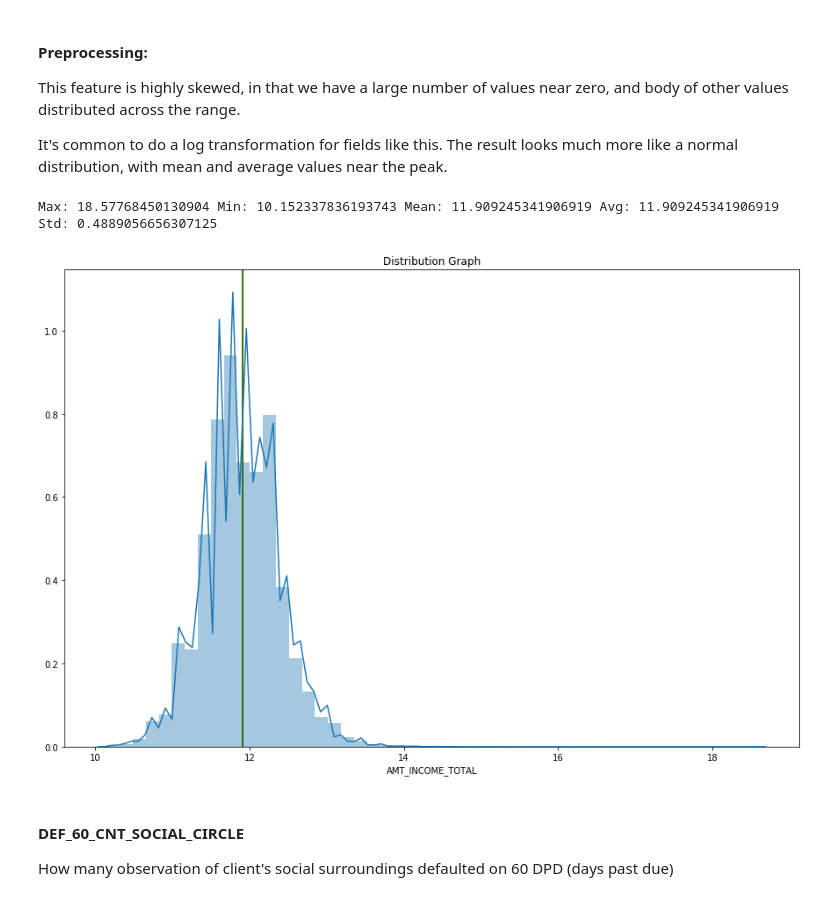
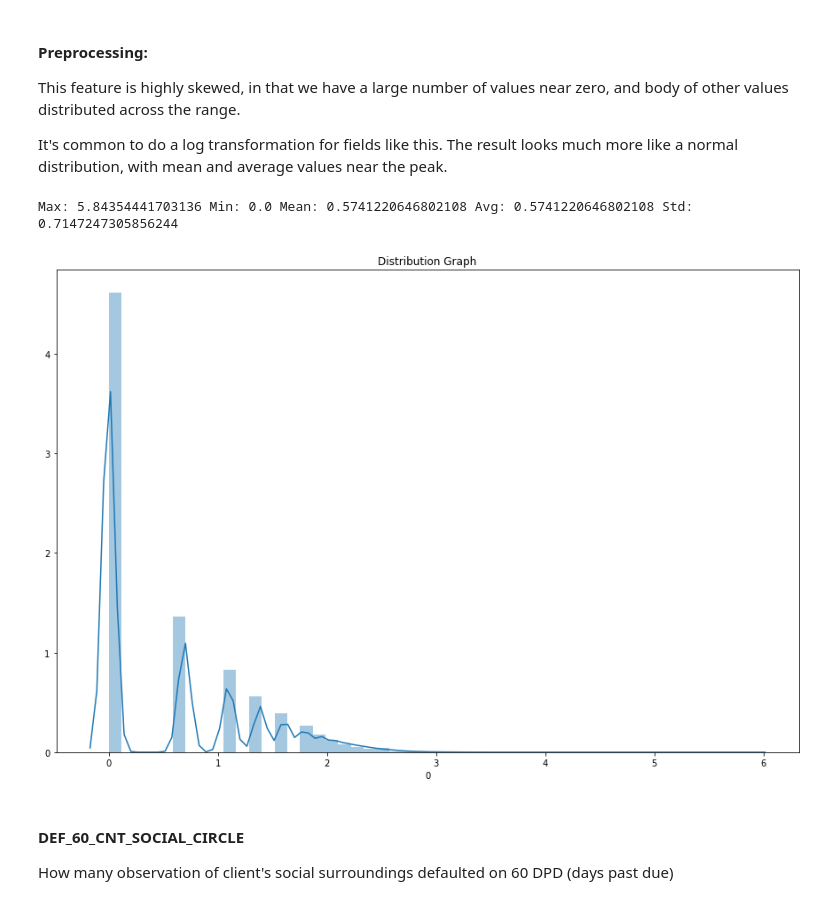
Before and after one commit to clarkje/machine-learning, a Jupyter notebook: projects/capstone/Data Exploration - Application Data.ipynb, the cells around one changed output. Cells and saved outputs as stored; diff of their text form; code cells hidden in the pictures.

```diff
--- a/projects/capstone/Data Exploration - Application Data.ipynb
+++ b/projects/capstone/Data Exploration - Application Data.ipynb
@@ -71,7 +71,7 @@ def explore_non_numeric(field, showDetails=True):
 # %%
 # Visualize the contents of a numeric column
 
-def explore_numeric(field, showUnique=False, graphType="dist", bins=20):
+def explore_numeric(field, showUnique=False, graphType="dist", bins=20, showMeanLines=True):
     mean = np.mean(field)
     avg = np.average(field)
 
@@ -100,8 +100,9 @@ def explore_numeric(field, showUnique=False, graphType="dist", bins=20):
     # Examine distribution
     plt.figure(figsize=(15,10))
     plt.title("Distribution Graph")
-    plt.axvline(avg, color="red")    # Plot the average
-    plt.axvline(mean, color="green") # Plot the mean
+    if (showMeanLines):
+        plt.axvline(avg, color="red")    # Plot the average
+        plt.axvline(mean, color="green") # Plot the mean
 
     if (graphType == "hist"):
         sns.distplot(field,bins=bins)
@@ -510,9 +511,9 @@ numeric_features.append(['DAYS_ID_PUBLISH'])
 Age of client's car
 # %%
 own_car_age = application_train['OWN_CAR_AGE']
-own_car_age_numeric = np.nan_to_num(application_train['OWN_CAR_AGE'])
+own_car_age_numere6ric = np.nan_to_num(application_train['OWN_CAR_AGE'])
 own_car_age_numeric = pd.DataFrame(data=own_car_age_numeric)
-explore_numeric(own_car_age_numeric)
+explore_numeric(own_car_age_numeric, showMeanLines=False)
 # %% [output]
 Max: 0    91.0
 dtype: float64 Min: 0    0.0
@@ -1030,21 +1048,26 @@ This feature is highly skewed, in that we have a large number of values near zer
 
 It's common to do a log transformation for fields like this. The result looks much more like a normal distribution, with mean and average values near the peak.
 # %%
-obs_60 = application_train['OBS_60_CNT_SOCIAL_CIRCLE']
-obs_60_transformed = income_total.apply(lambda x: np.log(x + 1))
+# We need it to be a DataFrame column
+obs_60 = pd.DataFrame(data=obs_60)
+
+# Select the column in the DataFrame with the actual data
+obs_60 = obs_60[0]
+
+obs_60_transformed = obs_60.apply(lambda x: np.log(x + 1))
 
 #visualize the new distribution
-explore_numeric(obs_60_transformed)
+explore_numeric(obs_60_transformed, showMeanLines=False)
 
 # Swap the normalized data with the original field
 application_train['OBS_60_CNT_SOCIAL_CIRCLE_TRANSFORMED'] = income_total_transformed
 result = application_train.drop('OBS_60_CNT_SOCIAL_CIRCLE',axis=1)
 
 # Add to our list of numeric features so that we scale the values appropriately later
 numeric_features.append('OBS_60_CNT_SOCIAL_CIRCLE_TRANSFORMED')
 # %% [output]
-Max: 18.57768450130904 Min: 10.152337836193743 Mean: 11.909245341906919 Avg: 11.909245341906919 Std: 0.4889056656307125
+Max: 5.84354441703136 Min: 0.0 Mean: 0.5741220646802108 Avg: 0.5741220646802108 Std: 0.7147247305856244
-[figure, old version]
+[figure, new version]
 # %% [markdown]
 #### DEF_60_CNT_SOCIAL_CIRCLE
 How many observation of client's social surroundings defaulted on 60 DPD (days past due)
```
Also changed, not shown: parts of 40 cells of this notebook.
